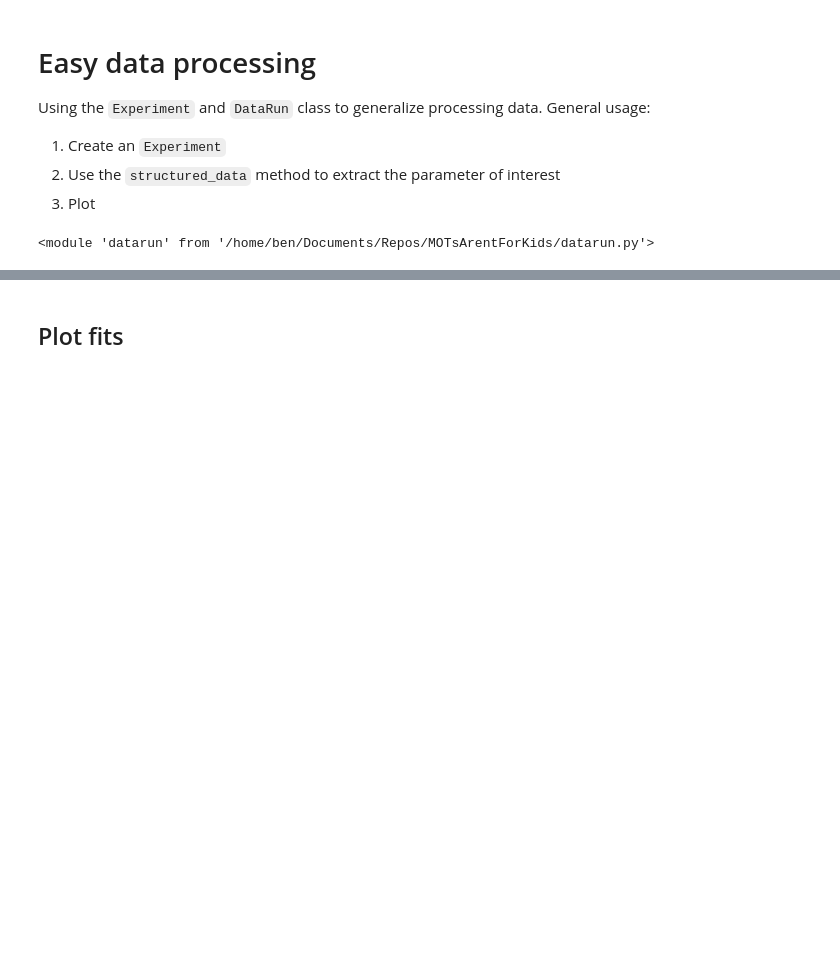
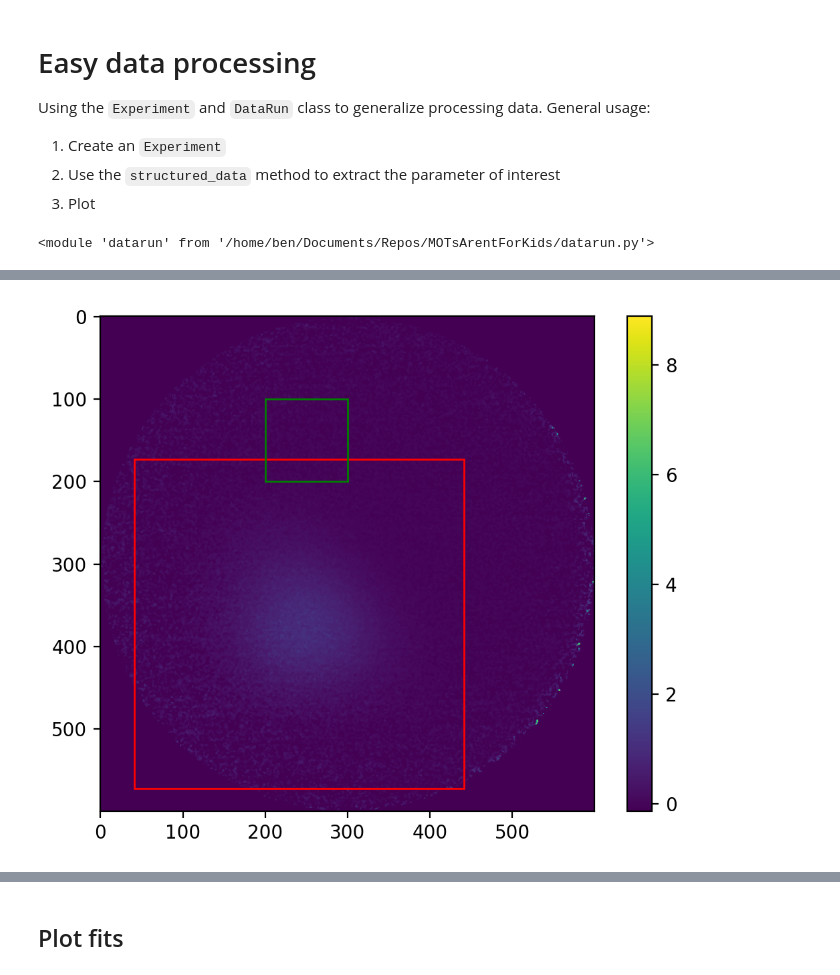
Before and after one commit to benmcdonough20/MOTsArentForKids, a Jupyter notebook: framework_usage.ipynb, the cells around one changed output, grey strips where cells are left out. Drawn from its saved outputs; the diff is of its cells as text; code cells hidden in the pictures; blank space fills up the shorter version.

```diff
--- a/framework_usage.ipynb
+++ b/framework_usage.ipynb
@@ -34,0 +38,4 @@ N_list
+# %%
+d.data[3].plot_blob()
+# %% [output]
+[figure, added]
```
Also changed, not shown: parts of 6 cells of this notebook, 4 other files.
